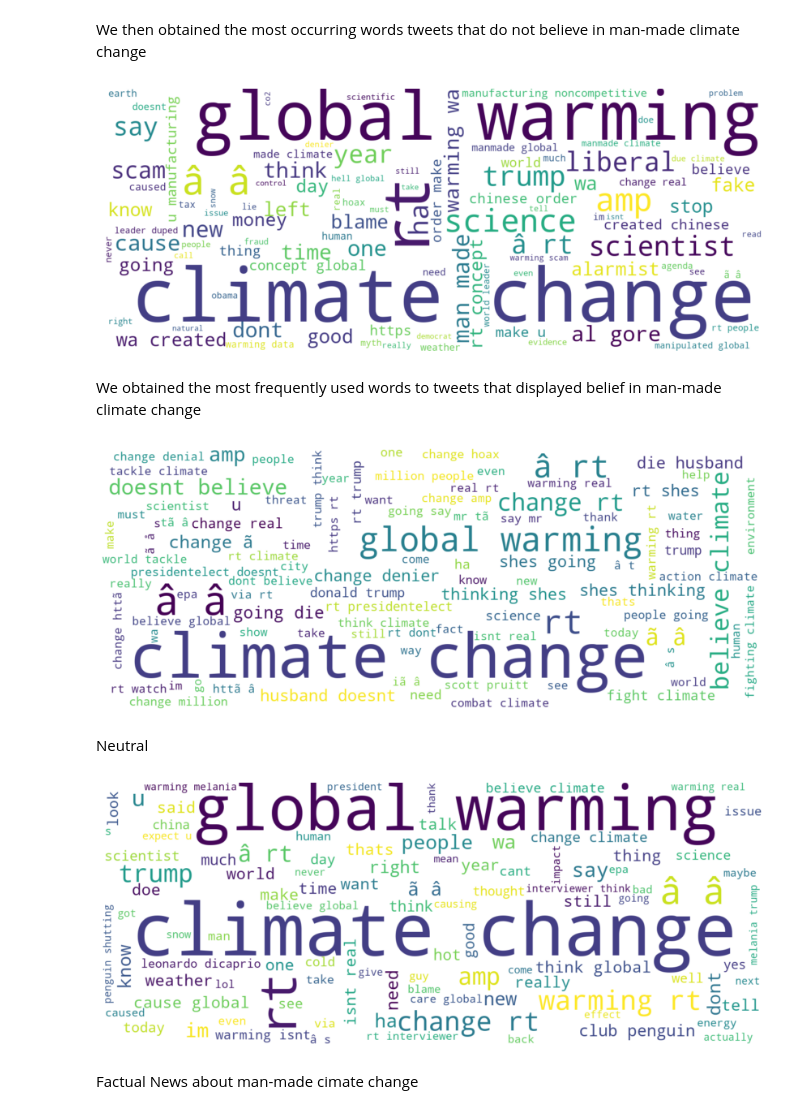
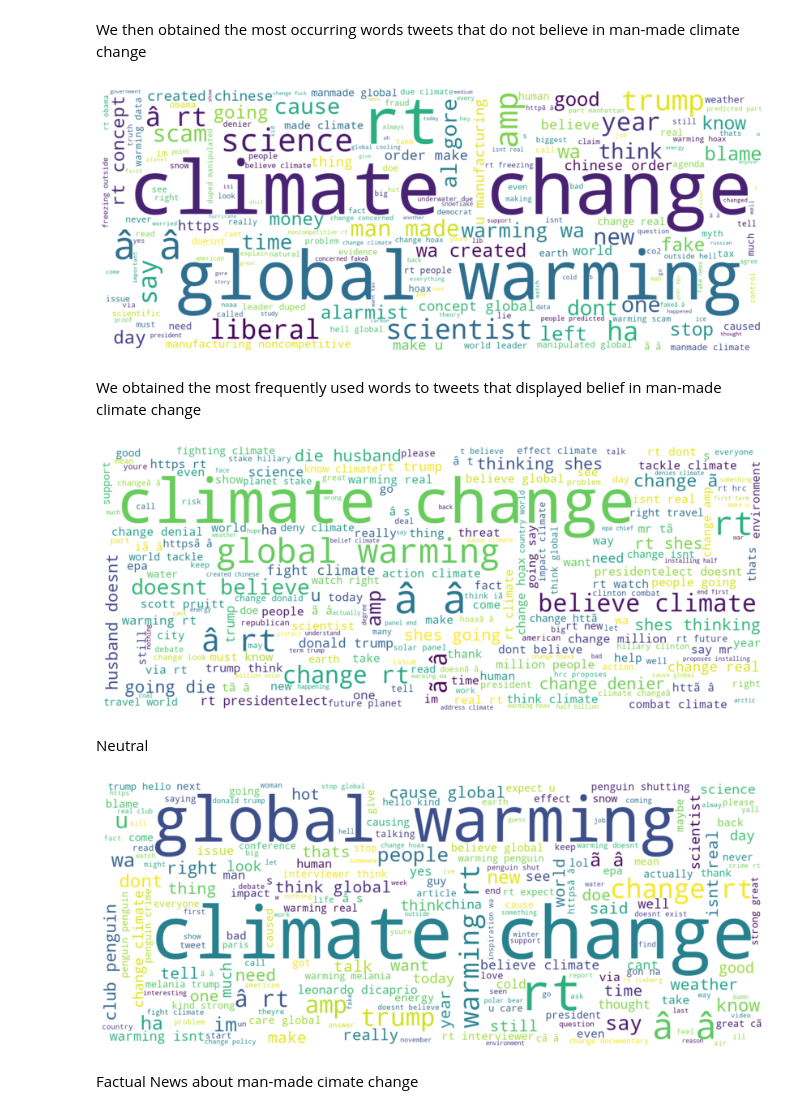
Before and after one commit to nkonyanihlulani/EDSA_Classification_TS3, a Jupyter notebook: EDSA_Classification_TS3.ipynb, the cells around one changed output. Cells and saved outputs as stored; diff of their text form; code cells hidden in the pictures.

```diff
--- a/EDSA_Classification_TS3.ipynb
+++ b/EDSA_Classification_TS3.ipynb
@@ -283,40 +279,40 @@ We then obtained the most occurring words tweets that do not believe in man-made
 # %%
 neg_words = ' '.join([text for text in train_df['clean_message'][train_df['sentiment'] == -1]])
 
-wordcloud = WordCloud(width=1500, height=600, random_state=21,  background_color='white',max_words=100).generate(neg_words)
+wordcloud = WordCloud(width=1500, height=600,  background_color='white').generate(neg_words)
 
 plt.figure(figsize=(15, 6))
 plt.imshow(wordcloud, interpolation="bilinear")
 plt.axis('off')
 plt.show()
 # %% [output]
-[figure, old version]
+[figure, new version]
 # %% [markdown]
 We obtained the most frequently used words to tweets that displayed belief in man-made climate change
 # %%
 pro_words = ' '.join([text for text in train_df['clean_message'][train_df['sentiment'] == 1]])
 
-wordcloud = WordCloud(width=1500, height=600, random_state=21,  background_color='white',max_words=100).generate(pro_words)
+wordcloud = WordCloud(width=1500, height=600,  background_color='white').generate(pro_words)
 
 plt.figure(figsize=(15, 6))
 plt.imshow(wordcloud, interpolation="bilinear")
 plt.axis('off')
 plt.show()
 # %% [output]
-[figure, old version]
+[figure, new version]
 # %% [markdown]
 Neutral
 # %%
 neg_words = ' '.join([text for text in train_df['clean_message'][train_df['sentiment'] == 0]])
 
-wordcloud = WordCloud(width=1500, height=600, random_state=21,  background_color='white',max_words=100).generate(neg_words)
+wordcloud = WordCloud(width=1500, height=600,  background_color='white').generate(neg_words)
 
 plt.figure(figsize=(15, 6))
 plt.imshow(wordcloud, interpolation="bilinear")
 plt.axis('off')
 plt.show()
 # %% [output]
-[figure, old version]
+[figure, new version]
 # %% [markdown]
 Factual News about man-made cimate change
 # %%
```
Also changed, not shown: parts of 11 cells of this notebook, 2 other files.
